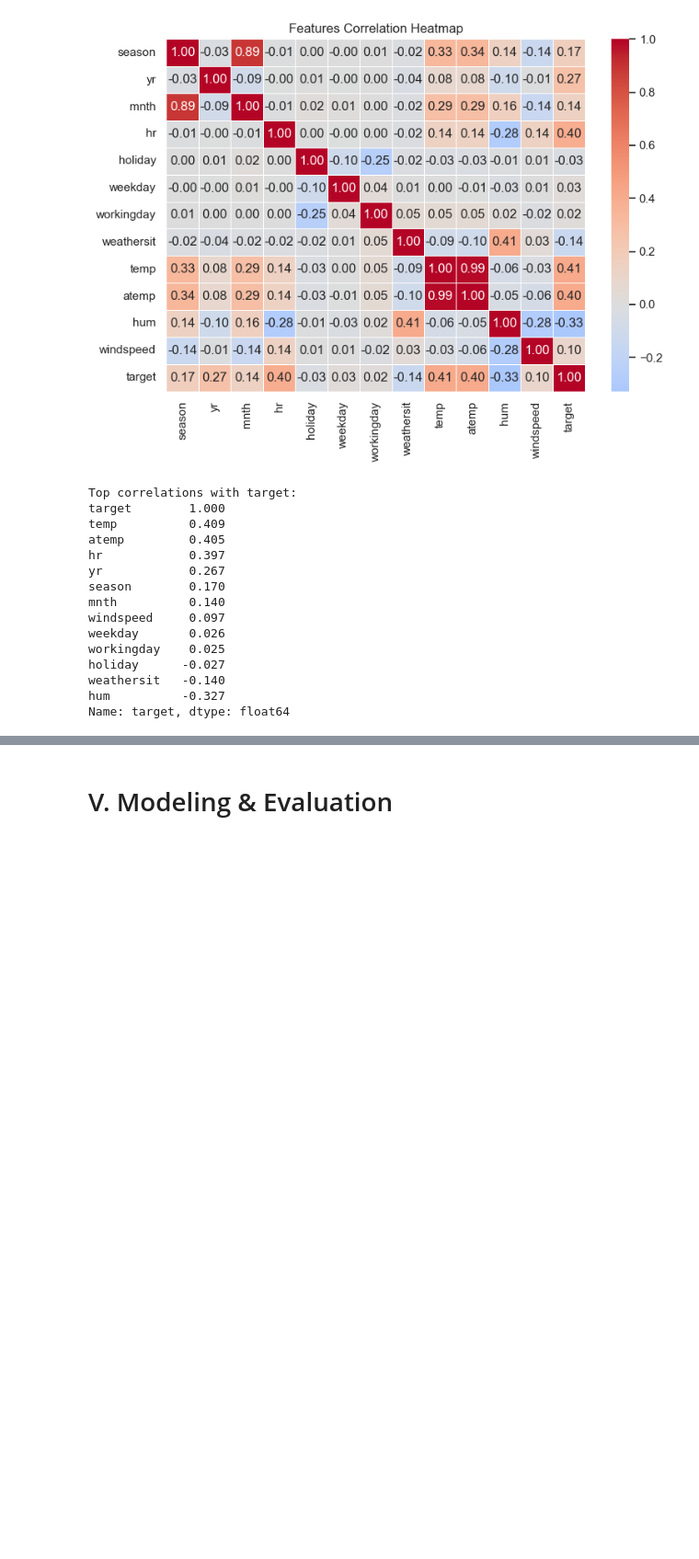
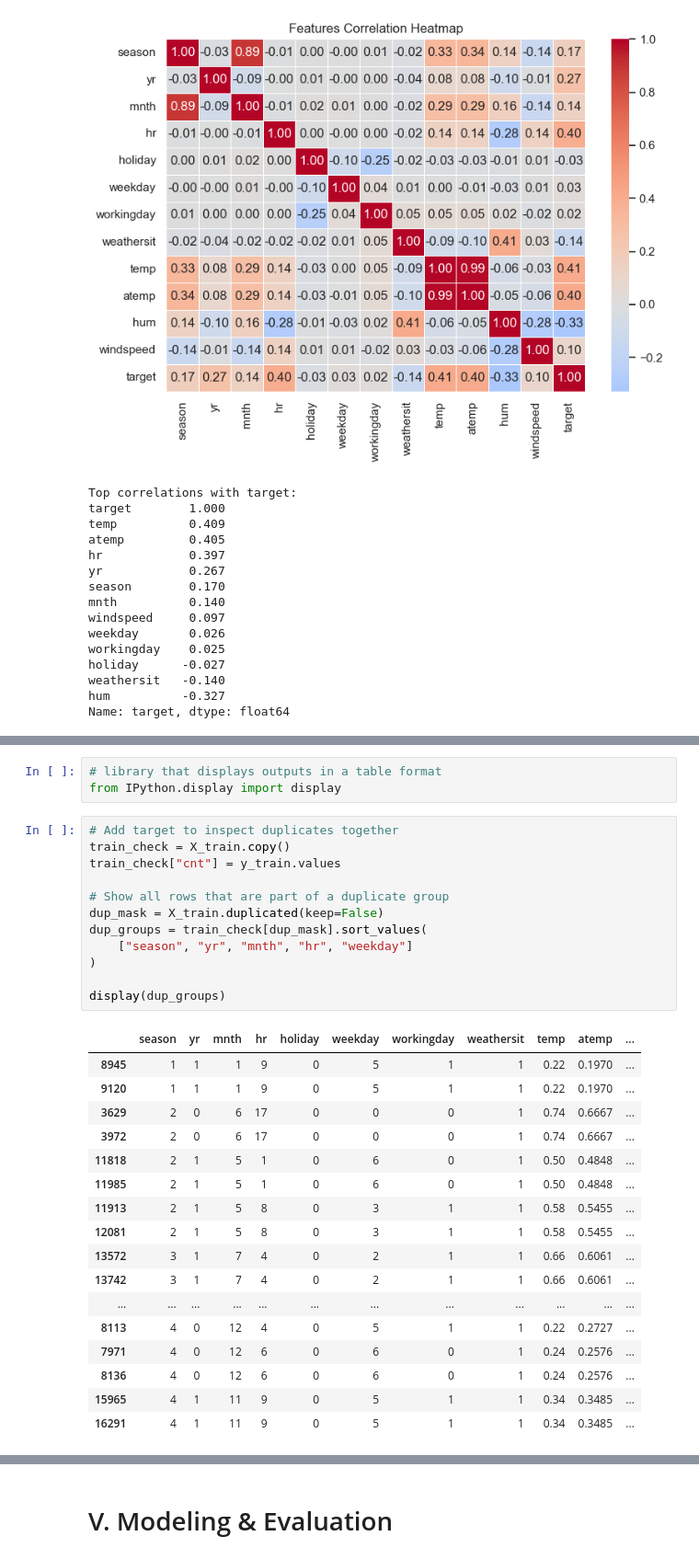
Before and after one commit to clarissecasicarino/hourly-bike-predictor, a Jupyter notebook: notebooks/regression_capstone.ipynb, the cells around one changed output, grey strips where cells are left out. Shown at 92% size. Saved outputs shown, nothing was run; the diff lists cells and outputs as text; blank space fills up the shorter version.

Commit message:
Treat duplicates

```diff
--- a/notebooks/regression_capstone.ipynb
+++ b/notebooks/regression_capstone.ipynb
@@ -775,0 +837,33 @@ Name: target, dtype: float64
+# %%
+# library that displays outputs in a table format
+from IPython.display import display
+# %%
+# Add target to inspect duplicates together
+train_check = X_train.copy()
+train_check["cnt"] = y_train.values
+
+# Show all rows that are part of a duplicate group
+dup_mask = X_train.duplicated(keep=False)
+dup_groups = train_check[dup_mask].sort_values(
+    ["season", "yr", "mnth", "hr", "weekday"]
+)
+
+display(dup_groups)
+# %% [output]
+|  | season | yr | mnth | hr | holiday | weekday | workingday | weathersit | temp | atemp | ... |
+| 8945 | 1 | 1 | 1 | 9 | 0 | 5 | 1 | 1 | 0.22 | 0.1970 | ... |
+| 9120 | 1 | 1 | 1 | 9 | 0 | 5 | 1 | 1 | 0.22 | 0.1970 | ... |
+| 3629 | 2 | 0 | 6 | 17 | 0 | 0 | 0 | 1 | 0.74 | 0.6667 | ... |
+| 3972 | 2 | 0 | 6 | 17 | 0 | 0 | 0 | 1 | 0.74 | 0.6667 | ... |
+| 11818 | 2 | 1 | 5 | 1 | 0 | 6 | 0 | 1 | 0.50 | 0.4848 | ... |
+| 11985 | 2 | 1 | 5 | 1 | 0 | 6 | 0 | 1 | 0.50 | 0.4848 | ... |
+| 11913 | 2 | 1 | 5 | 8 | 0 | 3 | 1 | 1 | 0.58 | 0.5455 | ... |
+| 12081 | 2 | 1 | 5 | 8 | 0 | 3 | 1 | 1 | 0.58 | 0.5455 | ... |
+| 13572 | 3 | 1 | 7 | 4 | 0 | 2 | 1 | 1 | 0.66 | 0.6061 | ... |
+| 13742 | 3 | 1 | 7 | 4 | 0 | 2 | 1 | 1 | 0.66 | 0.6061 | ... |
+| ... | ... | ... | ... | ... | ... | ... | ... | ... | ... | ... | ... |
+| 8113 | 4 | 0 | 12 | 4 | 0 | 5 | 1 | 1 | 0.22 | 0.2727 | ... |
+| 7971 | 4 | 0 | 12 | 6 | 0 | 6 | 0 | 1 | 0.24 | 0.2576 | ... |
+| 8136 | 4 | 0 | 12 | 6 | 0 | 6 | 0 | 1 | 0.24 | 0.2576 | ... |
+| 15965 | 4 | 1 | 11 | 9 | 0 | 5 | 1 | 1 | 0.34 | 0.3485 | ... |
+| 16291 | 4 | 1 | 11 | 9 | 0 | 5 | 1 | 1 | 0.34 | 0.3485 | ... |
```
Also changed, not shown: parts of 4 cells of this notebook.
